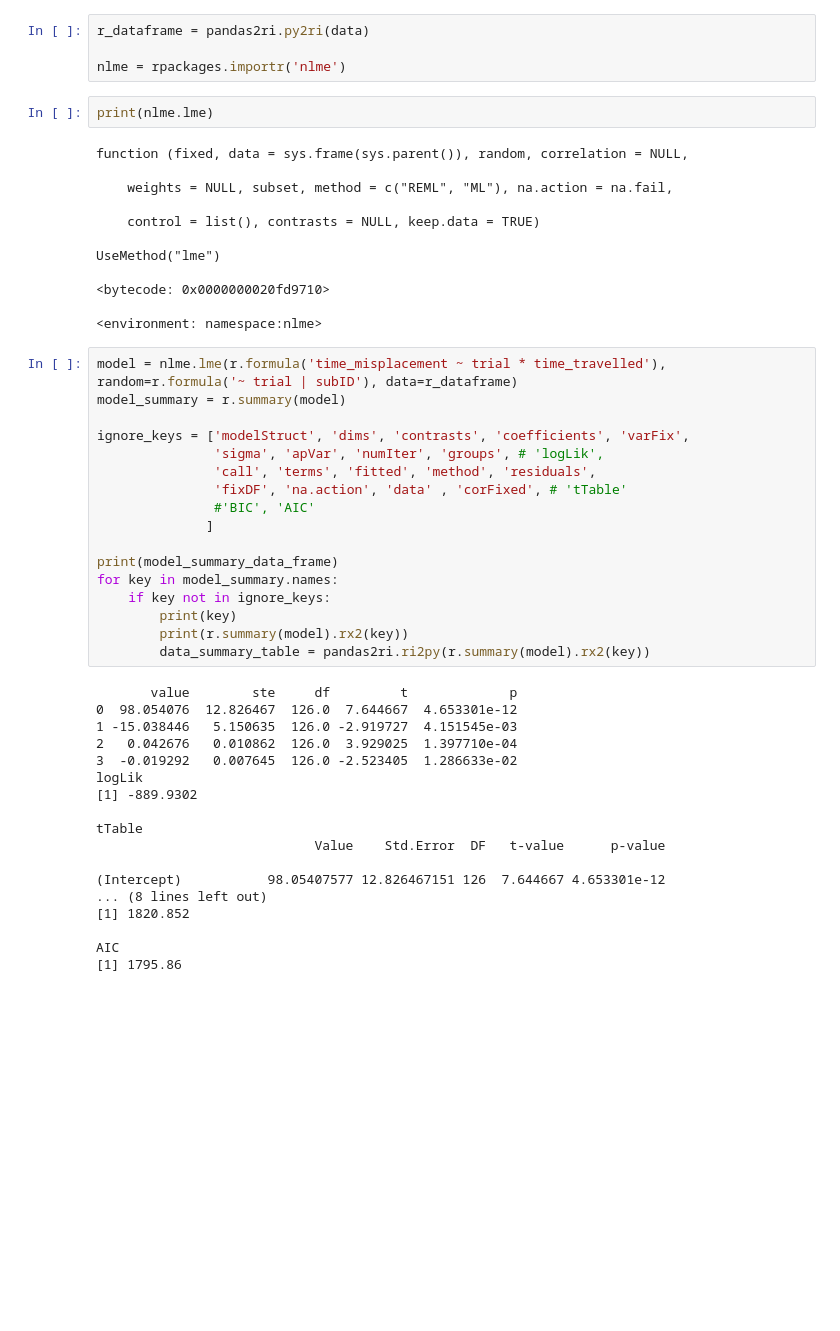
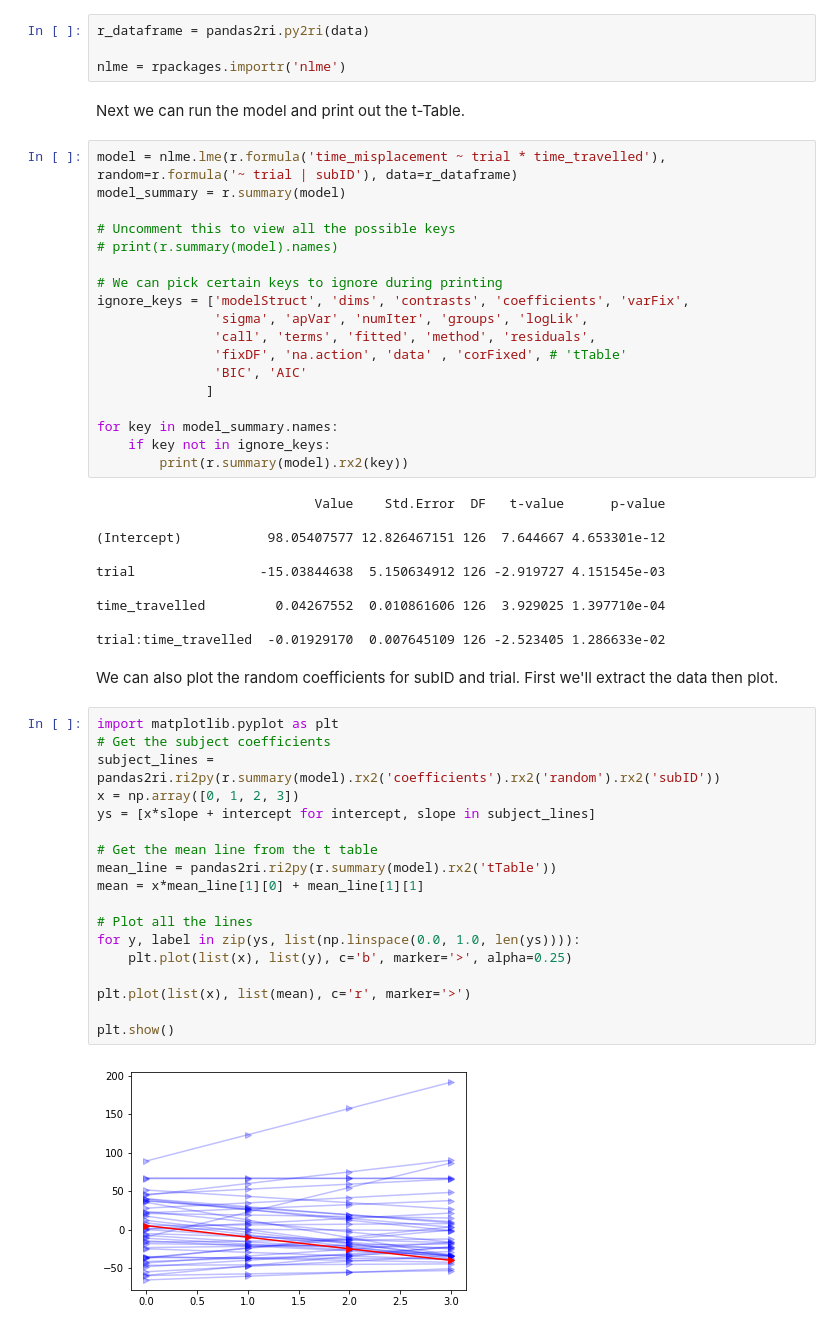
Before and after one commit to rokmetro/msl-iposition-pipeline-fork, a Jupyter notebook: examples/Time_Travel_Task_Analyses.ipynb, the cells around one changed output. Saved outputs shown, nothing was run; the diff lists cells and outputs as text; blank space fills up the shorter version.

```diff
--- a/examples/Time_Travel_Task_Analyses.ipynb
+++ b/examples/Time_Travel_Task_Analyses.ipynb
@@ -597,52 +611,55 @@ Now we can convert the data and import the nlme package.
 r_dataframe = pandas2ri.py2ri(data)
 
 nlme = rpackages.importr('nlme')
-# %%
-print(nlme.lme)
-# %% [output]
-function (fixed, data = sys.frame(sys.parent()), random, correlation = NULL,
-
-    weights = NULL, subset, method = c("REML", "ML"), na.action = na.fail,
-
-    control = list(), contrasts = NULL, keep.data = TRUE)
-
-UseMethod("lme")
-
-<bytecode: 0x0000000020fd9710>
-
-<environment: namespace:nlme>
+# %% [markdown]
+Next we can run the model and print out the t-Table.
 # %%
 model = nlme.lme(r.formula('time_misplacement ~ trial * time_travelled'), random=r.formula('~ trial | subID'), data=r_dataframe)
 model_summary = r.summary(model)
 
+# Uncomment this to view all the possible keys
+# print(r.summary(model).names)
+
+# We can pick certain keys to ignore during printing
 ignore_keys = ['modelStruct', 'dims', 'contrasts', 'coefficients', 'varFix',
-               'sigma', 'apVar', 'numIter', 'groups', # 'logLik',
+               'sigma', 'apVar', 'numIter', 'groups', 'logLik',
                'call', 'terms', 'fitted', 'method', 'residuals',
                'fixDF', 'na.action', 'data' , 'corFixed', # 'tTable'
-               #'BIC', 'AIC'
+               'BIC', 'AIC'
               ]
 
-print(model_summary_data_frame)
 for key in model_summary.names:
     if key not in ignore_keys:
-        print(key)
         print(r.summary(model).rx2(key))
-        data_summary_table = pandas2ri.ri2py(r.summary(model).rx2(key))
 # %% [output]
-       value        ste     df         t             p
-0  98.054076  12.826467  126.0  7.644667  4.653301e-12
-1 -15.038446   5.150635  126.0 -2.919727  4.151545e-03
-2   0.042676   0.010862  126.0  3.929025  1.397710e-04
-3  -0.019292   0.007645  126.0 -2.523405  1.286633e-02
-logLik
-[1] -889.9302
-
-tTable
                             Value    Std.Error  DF   t-value      p-value
 
 (Intercept)           98.05407577 12.826467151 126  7.644667 4.653301e-12
-... (8 lines left out)
-[1] 1820.852
 
-AIC
-[1] 1795.86
+trial                -15.03844638  5.150634912 126 -2.919727 4.151545e-03
+
+time_travelled         0.04267552  0.010861606 126  3.929025 1.397710e-04
+
+trial:time_travelled  -0.01929170  0.007645109 126 -2.523405 1.286633e-02
+# %% [markdown]
+We can also plot the random coefficients for subID and trial. First we'll extract the data then plot.
+# %%
+import matplotlib.pyplot as plt
+# Get the subject coefficients
+subject_lines = pandas2ri.ri2py(r.summary(model).rx2('coefficients').rx2('random').rx2('subID'))
+x = np.array([0, 1, 2, 3])
+ys = [x*slope + intercept for intercept, slope in subject_lines]
+
+# Get the mean line from the t table
+mean_line = pandas2ri.ri2py(r.summary(model).rx2('tTable'))
+mean = x*mean_line[1][0] + mean_line[1][1]
+
+# Plot all the lines
+for y, label in zip(ys, list(np.linspace(0.0, 1.0, len(ys)))):
+    plt.plot(list(x), list(y), c='b', marker='>', alpha=0.25)
+
+plt.plot(list(x), list(mean), c='r', marker='>')
+
+plt.show()
+# %% [output]
+[figure, added]
```
Also changed, not shown: parts of 9 cells of this notebook.
